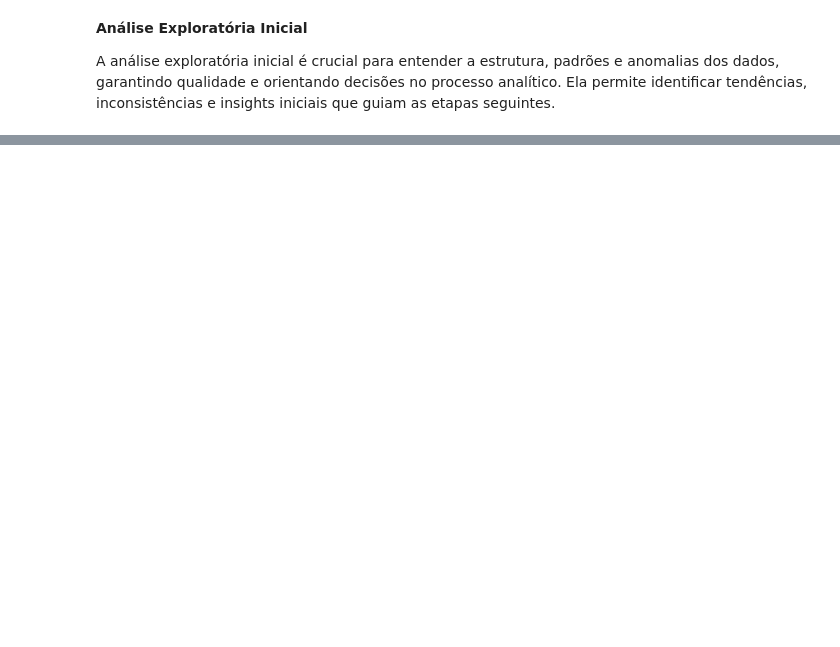
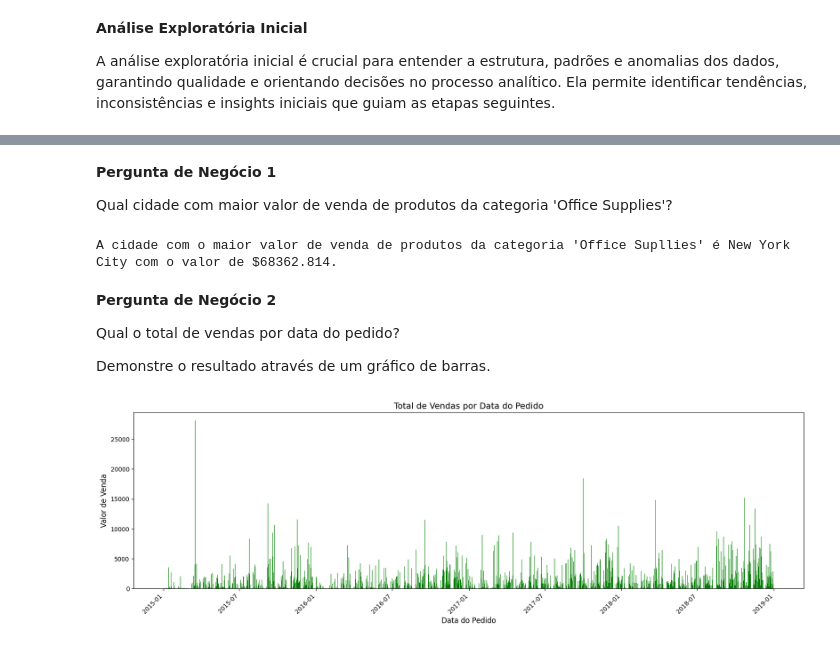
Before and after one commit to eduardoguimaraes90/Analise_Exploratoria_Dados_Varejo, a Jupyter notebook: Analise_Exploratoria_Python_Area_Varejo.ipynb, the cells around one changed output, grey strips where cells are left out. Drawn from its saved outputs; the diff is of its cells as text; code cells hidden in the pictures; blank space fills up the shorter version.

Commit message:
Foram respondidas as 5 primeiras perguntas de negócio.

```diff
--- a/Analise_Exploratoria_Python_Area_Varejo.ipynb
+++ b/Analise_Exploratoria_Python_Area_Varejo.ipynb
@@ -45,0 +106,53 @@ A análise exploratória inicial é crucial para entender a estrutura, padrões
+# %% [markdown]
+**Pergunta de Negócio 1**
+
+Qual cidade com maior valor de venda de produtos da categoria 'Office Supplies'?
+# %%
+# Filtra apenas os dados da categoria "Office Supplies"
+office_supplies = df_dsa[df_dsa['Categoria'] == 'Office Supplies']
+
+# Agrupa por cidades e soma as vendas
+vendas_cidade = office_supplies.groupby('Cidade')['Valor_Venda'].sum()
+
+# Encontra a cidade com o maior valor de venda
+cidade_maior_venda = vendas_cidade.idxmax()
+maior_valor_venda = vendas_cidade.max()
+
+print(f"A cidade com o maior valor de venda de produtos da categoria 'Office Supllies' é {cidade_maior_venda} com o valor de ${maior_valor_venda}.")
+# %% [output]
+A cidade com o maior valor de venda de produtos da categoria 'Office Supllies' é New York City com o valor de $68362.814.
+# %% [markdown]
+**Pergunta de Negócio 2**
+
+Qual o total de vendas por data do pedido?
+
+Demonstre o resultado através de um gráfico de barras.
+# %%
+# Converte 'Data_Pedido' para datetime
+df_dsa['Data_Pedido'] = pd.to_datetime(df_dsa['Data_Pedido'], format='%d/%m/%Y', errors='coerce')
+
+# Agrupa por data do pedido e soma os valores de vendas
+vendas_por_data = df_dsa.groupby('Data_Pedido')['Valor_Venda'].sum()
+
+# Converte o resultado para DataFrame e reseta o índice
+tabela_vendas = vendas_por_data.reset_index()
+
+# Plota o gráfico de barras
+plt.figure(figsize=(20, 6))
+plt.bar(tabela_vendas['Data_Pedido'], tabela_vendas['Valor_Venda'], color = 'green')
+
+# Define o formato dos rótulos no eixo x para dia/mês/ano
+formatted_dates = tabela_vendas['Data_Pedido'].dt.strftime('%d/%m/%Y')
+
+# Ajusta o espaçamento dos rótulos para evitar sobreposição
+plt.gcf().autofmt_xdate(rotation=45)
+
+# Adiciona títulos e rótulos
+plt.title('Total de Vendas por Data do Pedido', fontsize = 14)
+plt.xlabel('Data do Pedido', fontsize = 12)
+plt.ylabel('Valor de Venda', fontsize = 12)
+
+# Exibe o gráfico
+plt.show()
+# %% [output]
+[figure, added]
```
Also changed, not shown: parts of 13 cells of this notebook.
